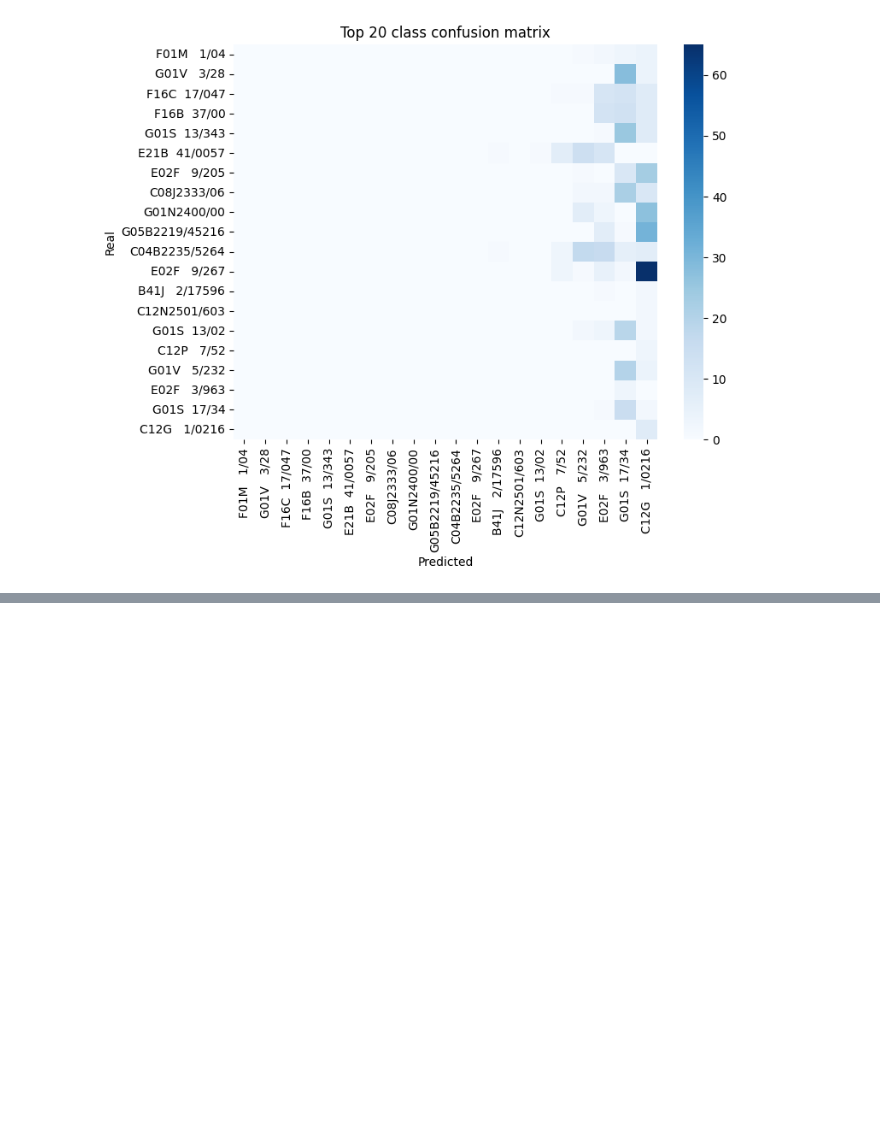
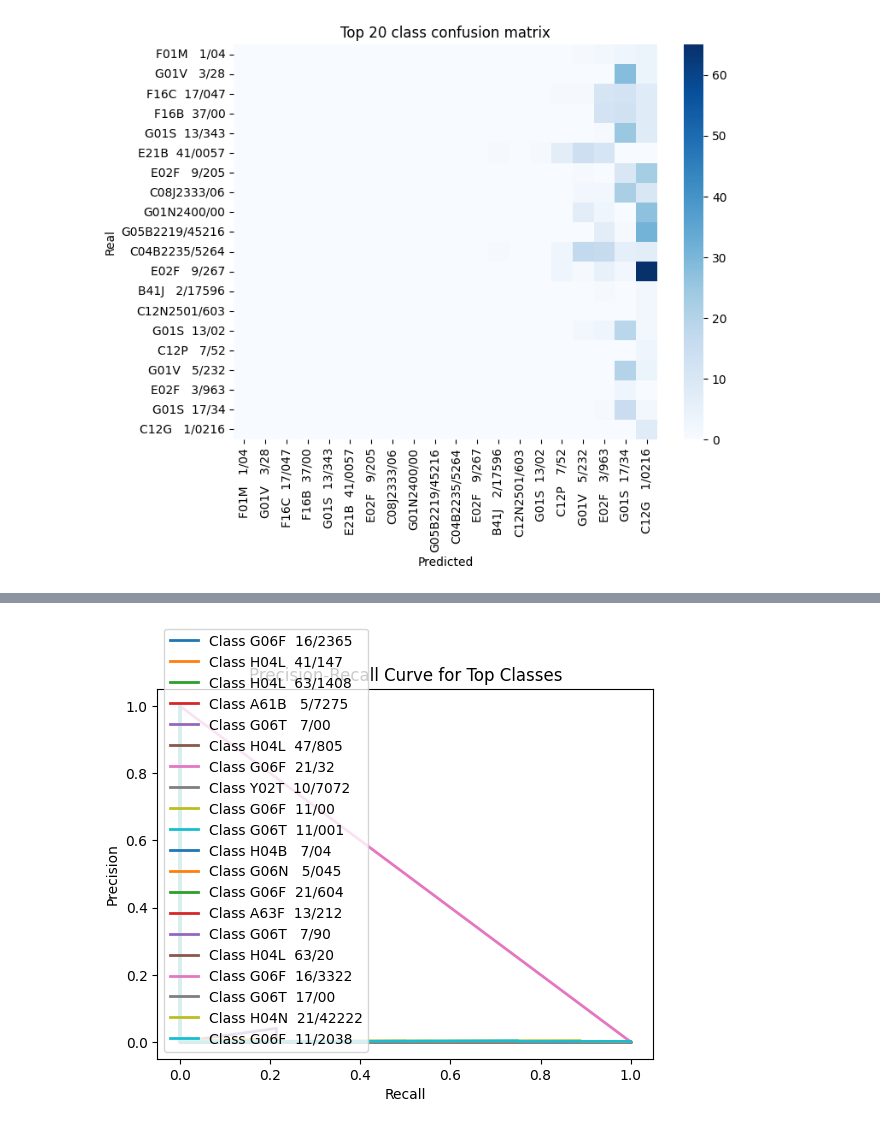
Before and after one commit to deep1003/deep1003, a Jupyter notebook: PatentBERT01.ipynb, the cells around one changed output, grey strips where cells are left out. Cells and saved outputs as stored; diff of their text form; code cells hidden in the pictures; blank space fills up the shorter version.

```diff
--- a/PatentBERT01.ipynb
+++ b/PatentBERT01.ipynb
@@ -545,7 +543,16 @@ warnings.filterwarnings("ignore")
 # %%
+import warnings
+import torch
+import matplotlib.pyplot as plt
 from sklearn.metrics import precision_recall_curve
 from sklearn.preprocessing import label_binarize
-import matplotlib.pyplot as plt
+import numpy as np
+
+# 경고 메시지 무시
+warnings.filterwarnings("ignore")
+
+# 상위 N개의 클래스만 시각화하기 (예: 상위 10개 클래스)
+N = 20
 
 # y_true를 바이너리 형태로 변환
 y_true_binary = label_binarize(y_true, classes=np.arange(len(label_encoder.classes_)))
@@ -559,15 +566,19 @@ with torch.no_grad():
     outputs = model(X_val_tensor)  # 모델에 데이터 전달하여 예측 수행
     y_scores = outputs.cpu().detach().numpy()  # 결과를 CPU로 이동하여 numpy로 변환
 
-# 각 클래스에 대해 Precision-Recall Curve 그리기
-for i in range(len(label_encoder.classes_)):
+# 클래스별 점수 합계를 계산하고 상위 N개의 클래스 선택
+class_sums = np.sum(y_scores, axis=0)
+top_classes = np.argsort(class_sums)[-N:]
+
+# 상위 N개의 클래스에 대해 Precision-Recall Curve 그리기
+for i in top_classes:
     precision, recall, _ = precision_recall_curve(y_true_binary[:, i], y_scores[:, i])
     plt.plot(recall, precision, lw=2, label=f'Class {label_encoder.classes_[i]}')
 
 # 그래프 설정
 plt.xlabel('Recall')
 plt.ylabel('Precision')
-plt.title('Precision-Recall Curve')
+plt.title('Precision-Recall Curve for Top Classes')
 plt.legend(loc="lower left")
 plt.show()
 # %% [output]
@@ -575,0 +585 @@ Streaming output truncated to the last 5000 lines.
+[figure, added]
```
Also changed, not shown: parts of 3 cells of this notebook.
